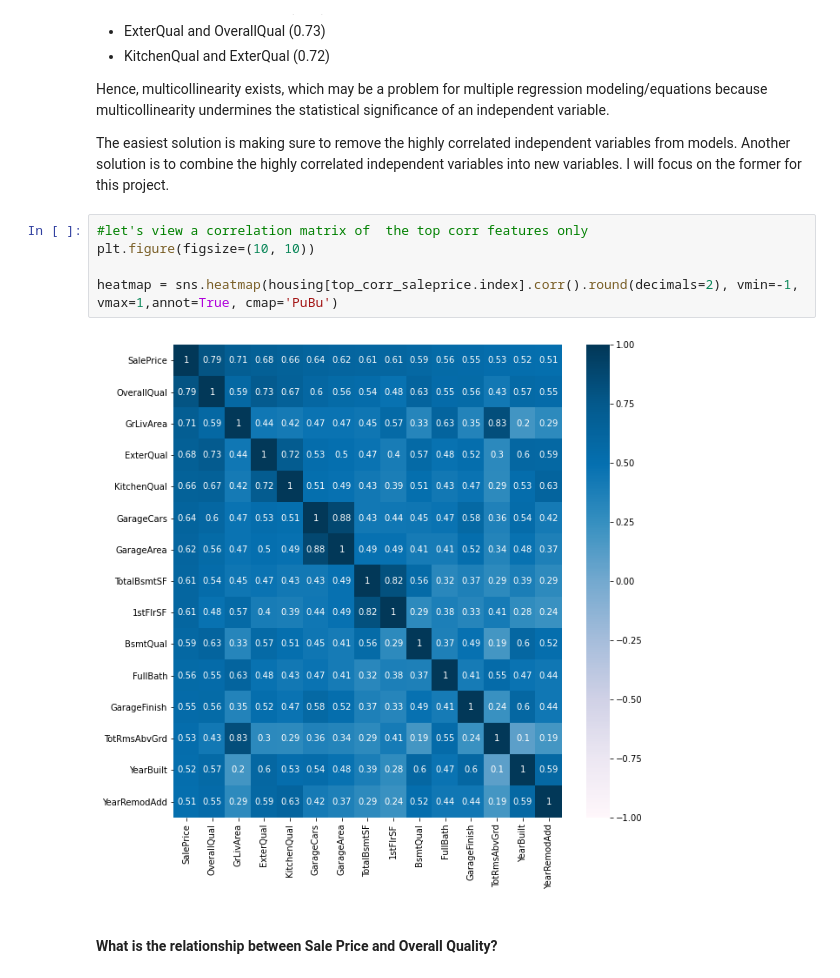
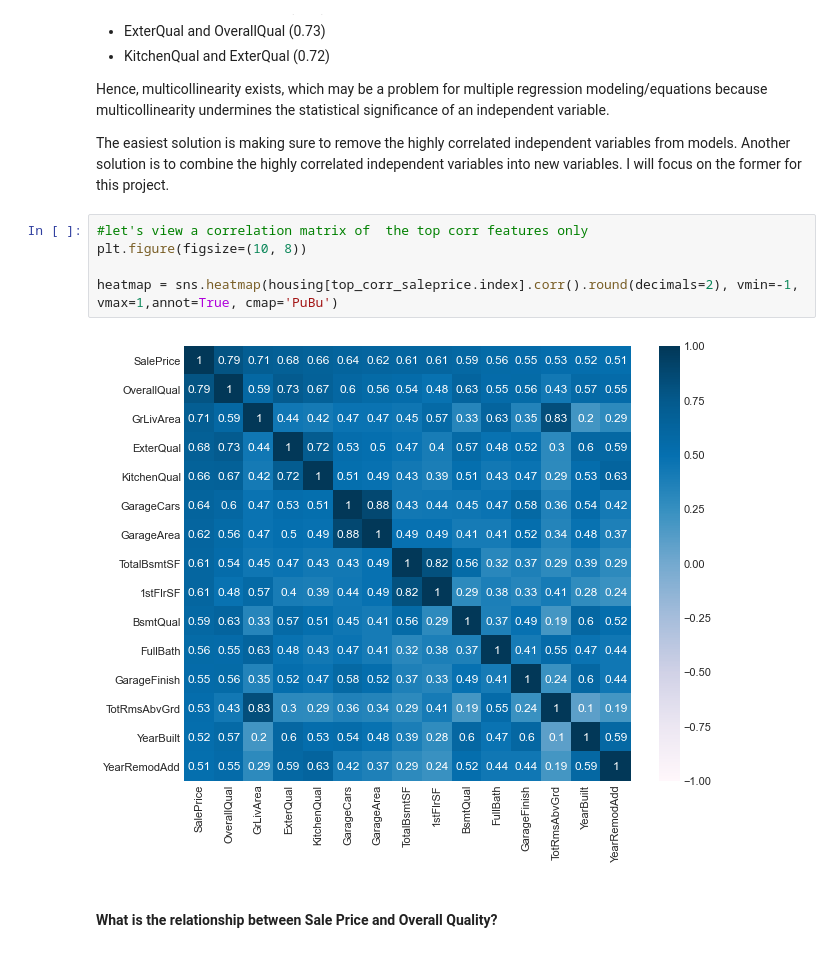
Before and after one commit to CS521-Burstein/final-project-alexmao0501, a Jupyter notebook: finalprojectv2.ipynb, the cells around one changed output. Saved outputs shown, nothing was run; the diff lists cells and outputs as text.

```diff
--- a/finalprojectv2.ipynb
+++ b/finalprojectv2.ipynb
@@ -487,11 +487,11 @@ Hence, multicollinearity exists, which may be a problem for multiple regression
 The easiest solution is making sure to remove the highly correlated independent variables from models. Another solution is to combine the highly correlated independent variables into new variables. I will focus on the former for this project.
 # %%
 #let's view a correlation matrix of  the top corr features only
-plt.figure(figsize=(10, 10))
+plt.figure(figsize=(10, 8))
 
 heatmap = sns.heatmap(housing[top_corr_saleprice.index].corr().round(decimals=2), vmin=-1, vmax=1,annot=True, cmap='PuBu')
 # %% [output]
-[figure, old version]
+[figure, new version]
 # %% [markdown]
 #### What is the relationship between Sale Price and Overall Quality?
 # %%
```
Also changed, not shown: parts of 21 cells of this notebook.
